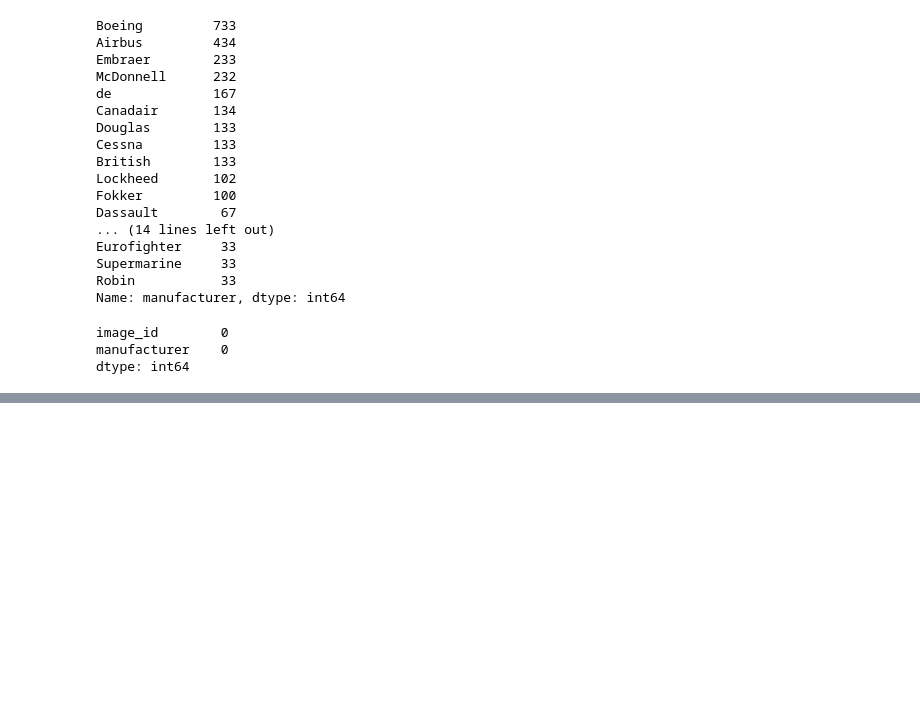
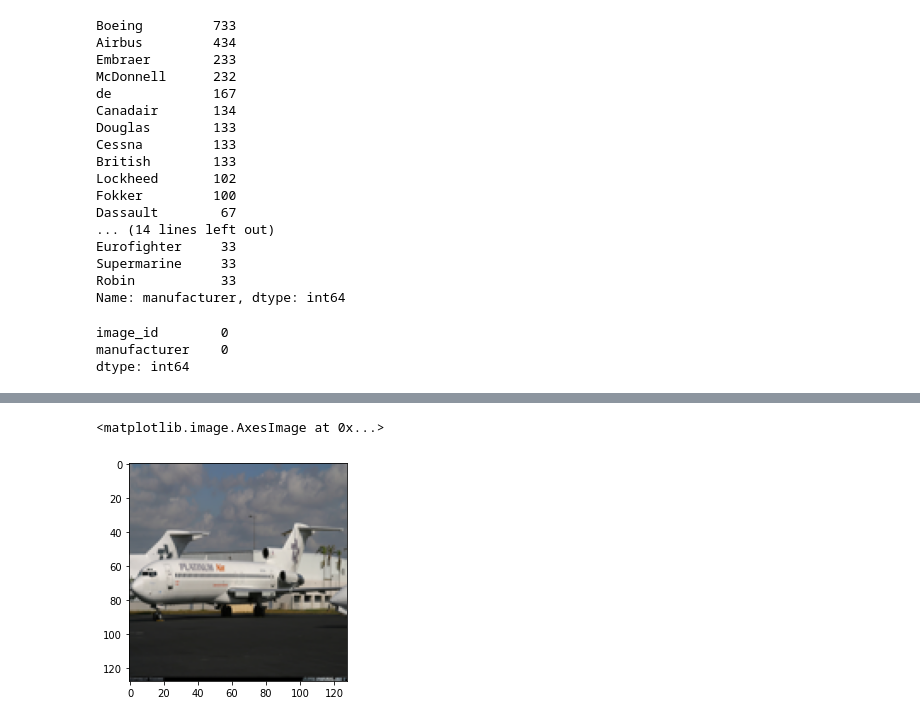
Before and after one commit to SaleemAmu/plane-classification, a Jupyter notebook: train_classification_model.ipynb, the cells around one changed output, grey strips where cells are left out. Saved outputs shown, nothing was run; the diff lists cells and outputs as text; code cells hidden in the pictures; blank space fills up the shorter version.

```diff
--- a/train_classification_model.ipynb
+++ b/train_classification_model.ipynb
@@ -357,0 +324,15 @@ NameError: ignored
+# %%
+def load_resize_image(path, height, width):
+  """Load an image and resize it to the target size.
+
+  Parameters
+  ----------
+  path (Path): access path to image file
+  height (int): resize image to this height
+  width (int): resize image to this width
+
+  Returns
+  -------
+  np.array containing resized image
+  """
+  return np.array(Image.open(path).resize((width, height)))
@@ -357,0 +355,5 @@ NameError: ignored
+# %%
+plt.imshow(manufacturer_df.iloc[42,]['resized_image'])
+# %% [output]
+<matplotlib.image.AxesImage at 0x...>
+[figure, added]
```
Also changed, not shown: parts of 106 cells of this notebook.
